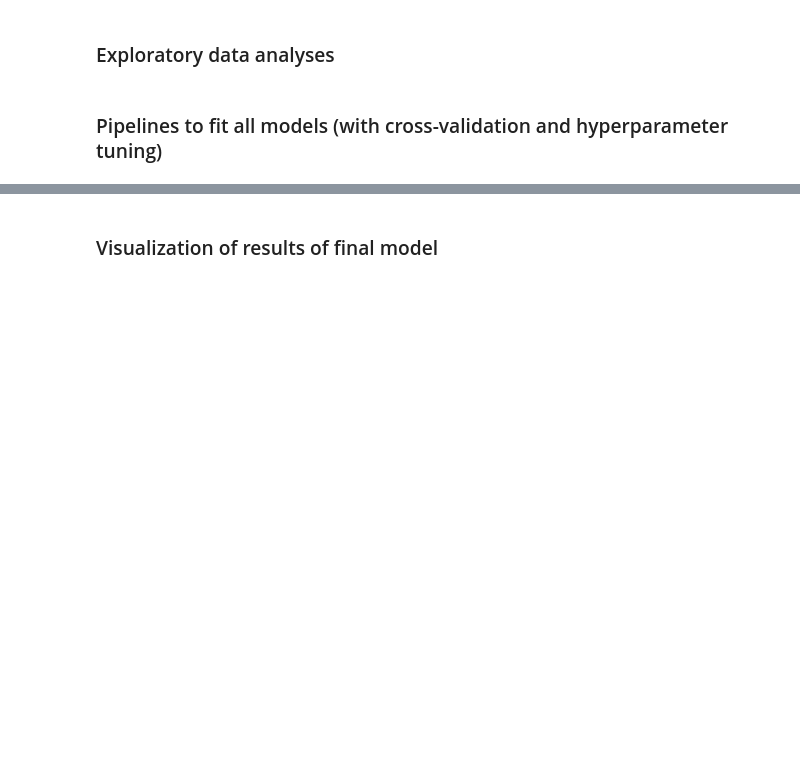
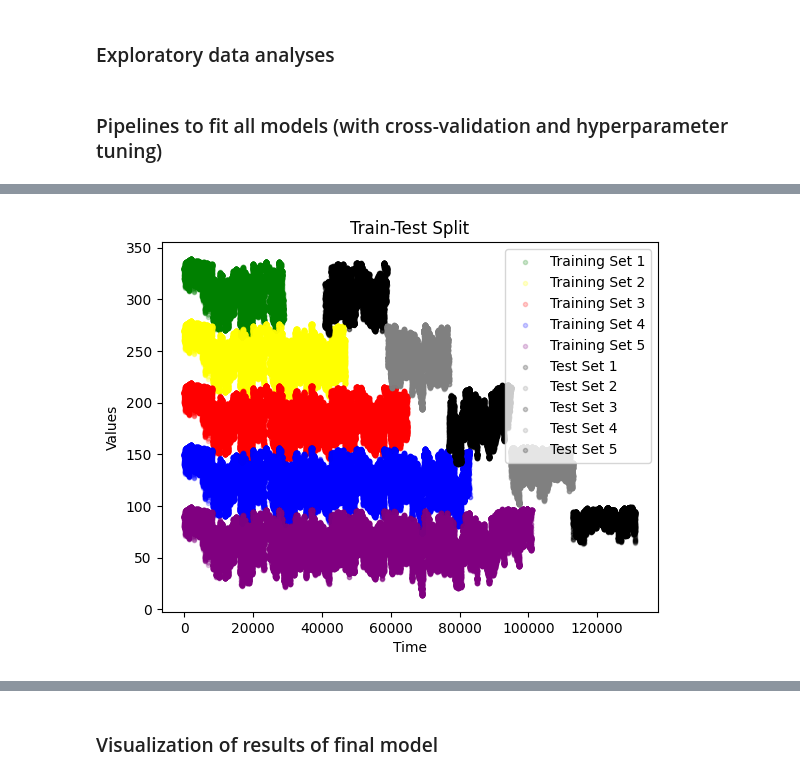
Before and after one commit to IvanaOsredek/ModernDataAnalyticsProject, a Jupyter notebook: MDA_main_notebook.ipynb, the cells around one changed output, grey strips where cells are left out. Cells and saved outputs as stored; diff of their text form; code cells hidden in the pictures; blank space fills up the shorter version.

```diff
--- a/MDA_main_notebook.ipynb
+++ b/MDA_main_notebook.ipynb
@@ -25,0 +28,6 @@ df = pd.read_csv("...", delimiter=";")
+# %%
+df = pd.read_csv("C:\\Users\Arthur\hello\\final_df.csv", delimiter=";")
+df['result_timestamp'] = pd.to_datetime(df['result_timestamp'], format='%Y-%m-%d %H:%M:%S')
+#select only three locations close to Oude Markt
+df = df[df['object_id']<255442]
+df
@@ -67,7 +89,7 @@ def delay_noise_weather(df):
     merged_df = merged_df.dropna()
 
     # Create feature matrix X and target vector y
-    X = merged_df.drop(['result_timestamp', 'laeq'], axis=1)
+    X = merged_df.drop(['result_timestamp', 'laeq', 'key', 'object_id'], axis=1)
     y = merged_df['laeq']
 
     # Return feature matrix X and target vector y
@@ -91,0 +121,38 @@ all_splits = list(ts_cv.split(X, y))
+# %%
+#create time-sensitive split for cross-validation
+ts_cv = TimeSeriesSplit(
+    n_splits=5,
+    gap=12000,
+    test_size=18000
+)
+
+#apply split to the data
+all_splits = list(ts_cv.split(X, y))
+train_0, test_0 = all_splits[0]
+train_1, test_1 = all_splits[1]
+train_2, test_2 = all_splits[2]
+train_3, test_3 = all_splits[3]
+train_4, test_4 = all_splits[4]
+
+#visualize train and test sets
+# Plotting the training set indices
+plt.scatter(X.iloc[train_0].index, X.iloc[train_0]['LC_HUMIDITY']+240, color='green', label='Training Set 1', alpha=0.2, marker='.')
+plt.scatter(X.iloc[train_1].index, X.iloc[train_1]['LC_HUMIDITY']+180, color='yellow', label='Training Set 2', alpha=0.2, marker='.')
+plt.scatter(X.iloc[train_2].index, X.iloc[train_2]['LC_HUMIDITY']+120, color='red', label='Training Set 3', alpha=0.2, marker='.')
+plt.scatter(X.iloc[train_3].index, X.iloc[train_3]['LC_HUMIDITY']+60, color='blue', label='Training Set 4', alpha=0.2, marker='.')
+plt.scatter(X.iloc[train_4].index, X.iloc[train_4]['LC_HUMIDITY'], color='purple', label='Training Set 5', alpha=0.2, marker='.')
+
+# Plotting the testing set indices
+plt.scatter(X.iloc[test_0].index, X.iloc[test_0]['LC_HUMIDITY']+240, color='black', label='Test Set 1', alpha=0.2, marker='.')
+plt.scatter(X.iloc[test_1].index, X.iloc[test_1]['LC_HUMIDITY']+180, color='grey', label='Test Set 2', alpha=0.2, marker='.')
+plt.scatter(X.iloc[test_2].index, X.iloc[test_2]['LC_HUMIDITY']+120, color='black', label='Test Set 3', alpha=0.2, marker='.')
+plt.scatter(X.iloc[test_3].index, X.iloc[test_3]['LC_HUMIDITY']+60, color='grey', label='Test Set 4', alpha=0.2, marker='.')
+plt.scatter(X.iloc[test_4].index, X.iloc[test_4]['LC_HUMIDITY'], color='black', label='Test Set 5', alpha=0.2, marker='.')
+
+plt.xlabel('Time')
+plt.ylabel('Values')
+plt.legend()
+plt.title('Train-Test Split')
+plt.show()
+# %% [output]
+[figure, added]
```
Also changed, not shown: parts of 10 cells of this notebook.
